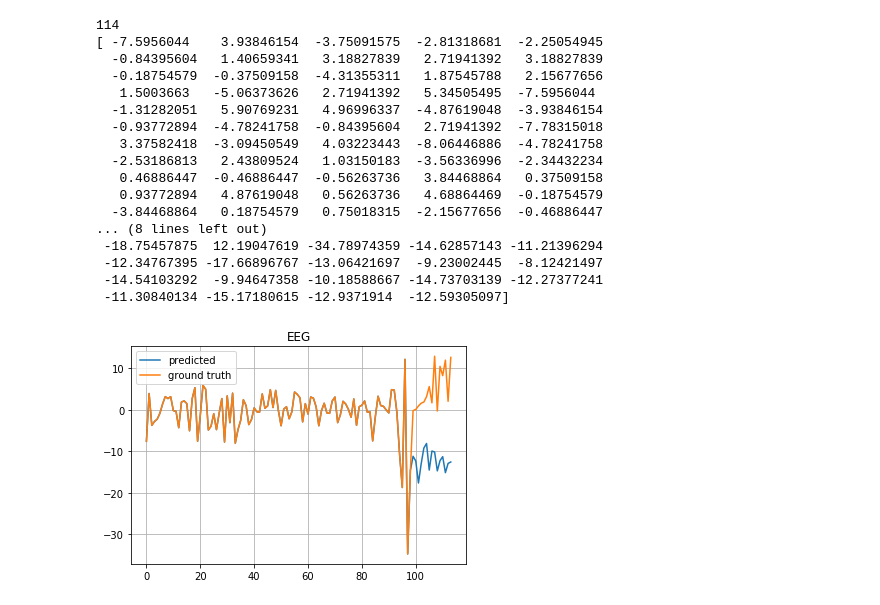
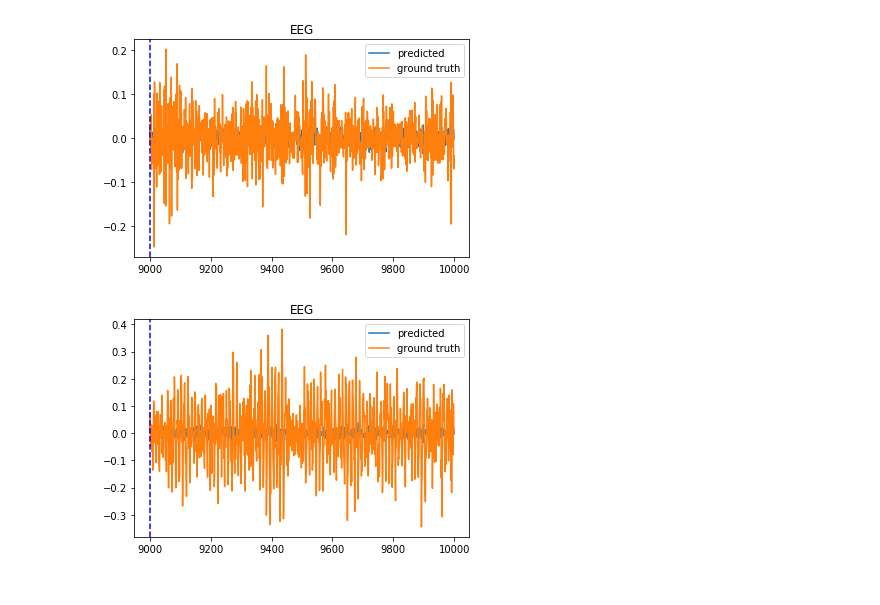
Before and after one commit to ktsimring/final-project, a Jupyter notebook: HMM Example EEG.ipynb, the cells around one changed output. Drawn from its saved outputs; the diff is of its cells as text; code cells hidden in the pictures.

```diff
--- a/HMM Example EEG.ipynb
+++ b/HMM Example EEG.ipynb
@@ -96,9 +86,9 @@ scalers, train, test = make_data(sig, False)
 # %%
-model_3 = hmm.GaussianHMM(n_components=3, covariance_type="diag", n_iter = 500, verbose=True).fit(train)
+model_3 = hmm.GaussianHMM(n_components=4, covariance_type="diag", n_iter = 500, verbose=True).fit(train)
 print(model_3.means_)
 print(model_3.covars_)
 print(model_3.startprob_)
 print(model_3.transmat_)
 z = model_3.predict(train)
-print z
+print z.shape
 # %% [output]
@@ -174,5 +153,6 @@ ValueError: cannot reshape array of size 900 into shape (449,)
 # %%
 from sklearn.utils import check_random_state
+
 L=len(test) # We would like to predict the following 15 days' trend
 Niter = 10 # A hyper parameter of generating samples
 
@@ -187,9 +167,9 @@ random_state = model_3.random_state
 rs = check_random_state(None)
 
 for l in range(L):
-    eeg2 = np.append(eeg2,[0],axis=0) # Add a pair of empty (d,v)
-    true_eeg = np.copy(eeg0[:len(diff_values)+l])
-    true_eeg = true_eeg.reshape(-1,1)
+    eeg2 = np.append(eeg2,[[0,0]],axis=0) # Add a pair of empty (d,v)
+    true_eeg = np.copy(eeg0[:len(train)+l])
+    #print(true_eeg.shape)
     state_seq = model_3.predict(true_eeg)
     previous_state = state_seq[-1]
 
@@ -208,32 +188,19 @@ for l in range(L):
 # %%
 # The curve after day 100 is the predicted trend.
 
 time2 = time = np.arange(len(eeg2))
-print (len(time2))
+#print (len(time2))
 plt.figure()
-print(eeg2)
-plt.plot(time2, eeg2)
-plt.plot(time2, np.concatenate[:114])#[100:100+25])
-plt.grid(True)
-plt.legend(('predicted', 'ground truth'))
-plt.title("EEG")
-plt.show()
+#print(eeg2)
+
+for k in range(train.shape[1]):
+    plt.plot(time2[(train.shape[0]):], eeg2[(train.shape[0]):,k])
+    #print( np.concatenate([train[x=train.shape[0] + 1,k],test[x=train.shape[0] + 1,k]]).shape)
+    plt.plot(time2[(train.shape[0]):], test[:,k])#[100:100+25])
+    plt.legend(('predicted', 'ground truth'))
+    plt.axvline(x=train.shape[0] + 1, linestyle='--', color = 'b', label = 'future predicted points')
+    plt.title("EEG")
+    plt.show()
 # %% [output]
-114
-[ -7.5956044    3.93846154  -3.75091575  -2.81318681  -2.25054945
-  -0.84395604   1.40659341   3.18827839   2.71941392   3.18827839
-  -0.18754579  -0.37509158  -4.31355311   1.87545788   2.15677656
-   1.5003663   -5.06373626   2.71941392   5.34505495  -7.5956044
-  -1.31282051   5.90769231   4.96996337  -4.87619048  -3.93846154
-  -0.93772894  -4.78241758  -0.84395604   2.71941392  -7.78315018
-   3.37582418  -3.09450549   4.03223443  -8.06446886  -4.78241758
-  -2.53186813   2.43809524   1.03150183  -3.56336996  -2.34432234
-   0.46886447  -0.46886447  -0.56263736   3.84468864   0.37509158
-   0.93772894   4.87619048   0.56263736   4.68864469  -0.18754579
-  -3.84468864   0.18754579   0.75018315  -2.15677656  -0.46886447
-... (8 lines left out)
- -18.75457875  12.19047619 -34.78974359 -14.62857143 -11.21396294
- -12.34767395 -17.66896767 -13.06421697  -9.23002445  -8.12421497
- -14.54103292  -9.94647358 -10.18588667 -14.73703139 -12.27377241
- -11.30840134 -15.17180615 -12.9371914  -12.59305097]
-[figure, old version]
+[figure, new version]
+[figure, added]
```
Also changed, not shown: parts of 5 cells of this notebook.
